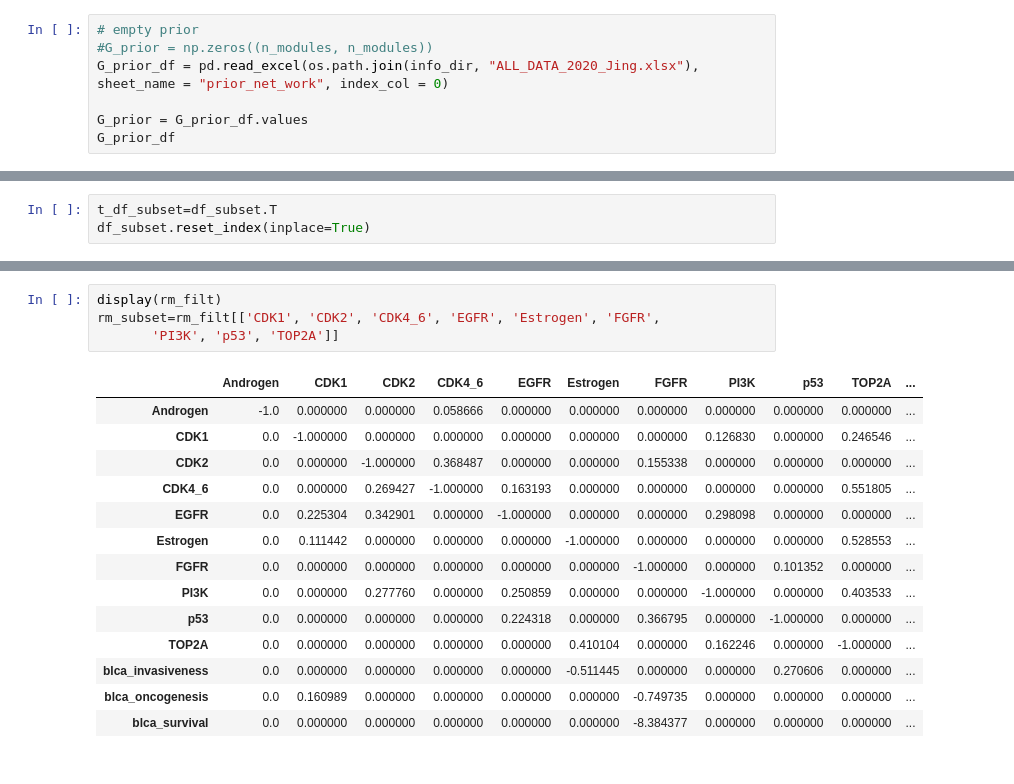
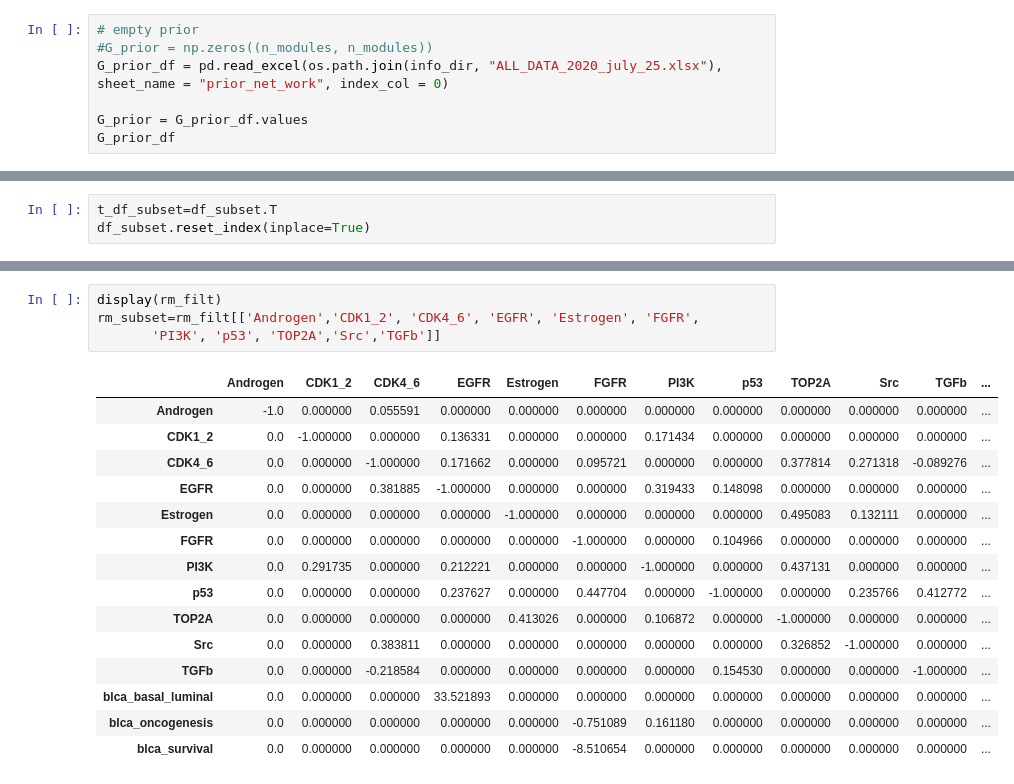
Before and after one commit to jingsday/blca_publication, a Jupyter notebook: blca_publication_Scripts/blca_Scripts_bmra/blca_Scripts_bmra_cal29/03_bmra_run.ipynb, the cells around one changed output, grey strips where cells are left out. Saved outputs shown, nothing was run; the diff lists cells and outputs as text.

```diff
--- a/blca_publication_Scripts/blca_Scripts_bmra/blca_Scripts_bmra_cal29/03_bmra_run.ipynb
+++ b/blca_publication_Scripts/blca_Scripts_bmra/blca_Scripts_bmra_cal29/03_bmra_run.ipynb
@@ -119,7 +120,7 @@ print(pert)
 # %%
 # empty prior
 #G_prior = np.zeros((n_modules, n_modules))
-G_prior_df = pd.read_excel(os.path.join(info_dir, "ALL_DATA_2020_Jing.xlsx"), sheet_name = "prior_net_work", index_col = 0)
+G_prior_df = pd.read_excel(os.path.join(info_dir, "ALL_DATA_2020_july_25.xlsx"), sheet_name = "prior_net_work", index_col = 0)
 
 G_prior = G_prior_df.values
 G_prior_df
@@ -389,20 +399,21 @@ Text(0.5, 1.0, 'Predicted global signaling pathway responses of CAL29 cell line
 # %%
 display(rm_filt)
-rm_subset=rm_filt[['CDK1', 'CDK2', 'CDK4_6', 'EGFR', 'Estrogen', 'FGFR',
-       'PI3K', 'p53', 'TOP2A']]
+rm_subset=rm_filt[['Androgen','CDK1_2', 'CDK4_6', 'EGFR', 'Estrogen', 'FGFR',
+       'PI3K', 'p53', 'TOP2A','Src','TGFb']]
 # %% [output]
-|  | Androgen | CDK1 | CDK2 | CDK4_6 | EGFR | Estrogen | FGFR | PI3K | p53 | TOP2A | ... |
-| Androgen | -1.0 | 0.000000 | 0.000000 | 0.058666 | 0.000000 | 0.000000 | 0.000000 | 0.000000 | 0.000000 | 0.000000 | ... |
-| CDK1 | 0.0 | -1.000000 | 0.000000 | 0.000000 | 0.000000 | 0.000000 | 0.000000 | 0.126830 | 0.000000 | 0.246546 | ... |
-| CDK2 | 0.0 | 0.000000 | -1.000000 | 0.368487 | 0.000000 | 0.000000 | 0.155338 | 0.000000 | 0.000000 | 0.000000 | ... |
-| CDK4_6 | 0.0 | 0.000000 | 0.269427 | -1.000000 | 0.163193 | 0.000000 | 0.000000 | 0.000000 | 0.000000 | 0.551805 | ... |
-| EGFR | 0.0 | 0.225304 | 0.342901 | 0.000000 | -1.000000 | 0.000000 | 0.000000 | 0.298098 | 0.000000 | 0.000000 | ... |
-| Estrogen | 0.0 | 0.111442 | 0.000000 | 0.000000 | 0.000000 | -1.000000 | 0.000000 | 0.000000 | 0.000000 | 0.528553 | ... |
-| FGFR | 0.0 | 0.000000 | 0.000000 | 0.000000 | 0.000000 | 0.000000 | -1.000000 | 0.000000 | 0.101352 | 0.000000 | ... |
-| PI3K | 0.0 | 0.000000 | 0.277760 | 0.000000 | 0.250859 | 0.000000 | 0.000000 | -1.000000 | 0.000000 | 0.403533 | ... |
-| p53 | 0.0 | 0.000000 | 0.000000 | 0.000000 | 0.224318 | 0.000000 | 0.366795 | 0.000000 | -1.000000 | 0.000000 | ... |
-| TOP2A | 0.0 | 0.000000 | 0.000000 | 0.000000 | 0.000000 | 0.410104 | 0.000000 | 0.162246 | 0.000000 | -1.000000 | ... |
-| blca_invasiveness | 0.0 | 0.000000 | 0.000000 | 0.000000 | 0.000000 | -0.511445 | 0.000000 | 0.000000 | 0.270606 | 0.000000 | ... |
-| blca_oncogenesis | 0.0 | 0.160989 | 0.000000 | 0.000000 | 0.000000 | 0.000000 | -0.749735 | 0.000000 | 0.000000 | 0.000000 | ... |
-| blca_survival | 0.0 | 0.000000 | 0.000000 | 0.000000 | 0.000000 | 0.000000 | -8.384377 | 0.000000 | 0.000000 | 0.000000 | ... |
+|  | Androgen | CDK1_2 | CDK4_6 | EGFR | Estrogen | FGFR | PI3K | p53 | TOP2A | Src | TGFb | ... |
+| Androgen | -1.0 | 0.000000 | 0.055591 | 0.000000 | 0.000000 | 0.000000 | 0.000000 | 0.000000 | 0.000000 | 0.000000 | 0.000000 | ... |
+| CDK1_2 | 0.0 | -1.000000 | 0.000000 | 0.136331 | 0.000000 | 0.000000 | 0.171434 | 0.000000 | 0.000000 | 0.000000 | 0.000000 | ... |
+| CDK4_6 | 0.0 | 0.000000 | -1.000000 | 0.171662 | 0.000000 | 0.095721 | 0.000000 | 0.000000 | 0.377814 | 0.271318 | -0.089276 | ... |
+| EGFR | 0.0 | 0.000000 | 0.381885 | -1.000000 | 0.000000 | 0.000000 | 0.319433 | 0.148098 | 0.000000 | 0.000000 | 0.000000 | ... |
+| Estrogen | 0.0 | 0.000000 | 0.000000 | 0.000000 | -1.000000 | 0.000000 | 0.000000 | 0.000000 | 0.495083 | 0.132111 | 0.000000 | ... |
+| FGFR | 0.0 | 0.000000 | 0.000000 | 0.000000 | 0.000000 | -1.000000 | 0.000000 | 0.104966 | 0.000000 | 0.000000 | 0.000000 | ... |
+| PI3K | 0.0 | 0.291735 | 0.000000 | 0.212221 | 0.000000 | 0.000000 | -1.000000 | 0.000000 | 0.437131 | 0.000000 | 0.000000 | ... |
+| p53 | 0.0 | 0.000000 | 0.000000 | 0.237627 | 0.000000 | 0.447704 | 0.000000 | -1.000000 | 0.000000 | 0.235766 | 0.412772 | ... |
+| TOP2A | 0.0 | 0.000000 | 0.000000 | 0.000000 | 0.413026 | 0.000000 | 0.106872 | 0.000000 | -1.000000 | 0.000000 | 0.000000 | ... |
+| Src | 0.0 | 0.000000 | 0.383811 | 0.000000 | 0.000000 | 0.000000 | 0.000000 | 0.000000 | 0.326852 | -1.000000 | 0.000000 | ... |
+| TGFb | 0.0 | 0.000000 | -0.218584 | 0.000000 | 0.000000 | 0.000000 | 0.000000 | 0.154530 | 0.000000 | 0.000000 | -1.000000 | ... |
+| blca_basal_luminal | 0.0 | 0.000000 | 0.000000 | 33.521893 | 0.000000 | 0.000000 | 0.000000 | 0.000000 | 0.000000 | 0.000000 | 0.000000 | ... |
+| blca_oncogenesis | 0.0 | 0.000000 | 0.000000 | 0.000000 | 0.000000 | -0.751089 | 0.161180 | 0.000000 | 0.000000 | 0.000000 | 0.000000 | ... |
+| blca_survival | 0.0 | 0.000000 | 0.000000 | 0.000000 | 0.000000 | -8.510654 | 0.000000 | 0.000000 | 0.000000 | 0.000000 | 0.000000 | ... |
 # %%
```
Also changed, not shown: parts of 15 cells of this notebook, 1 other file.
